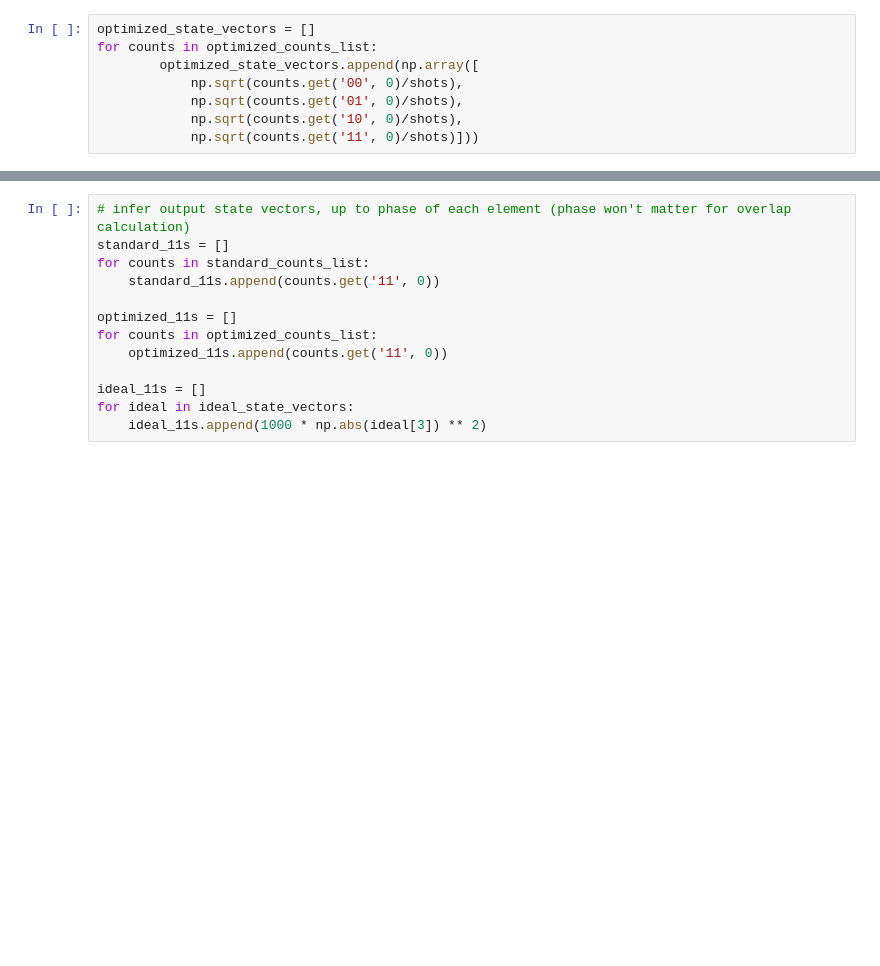
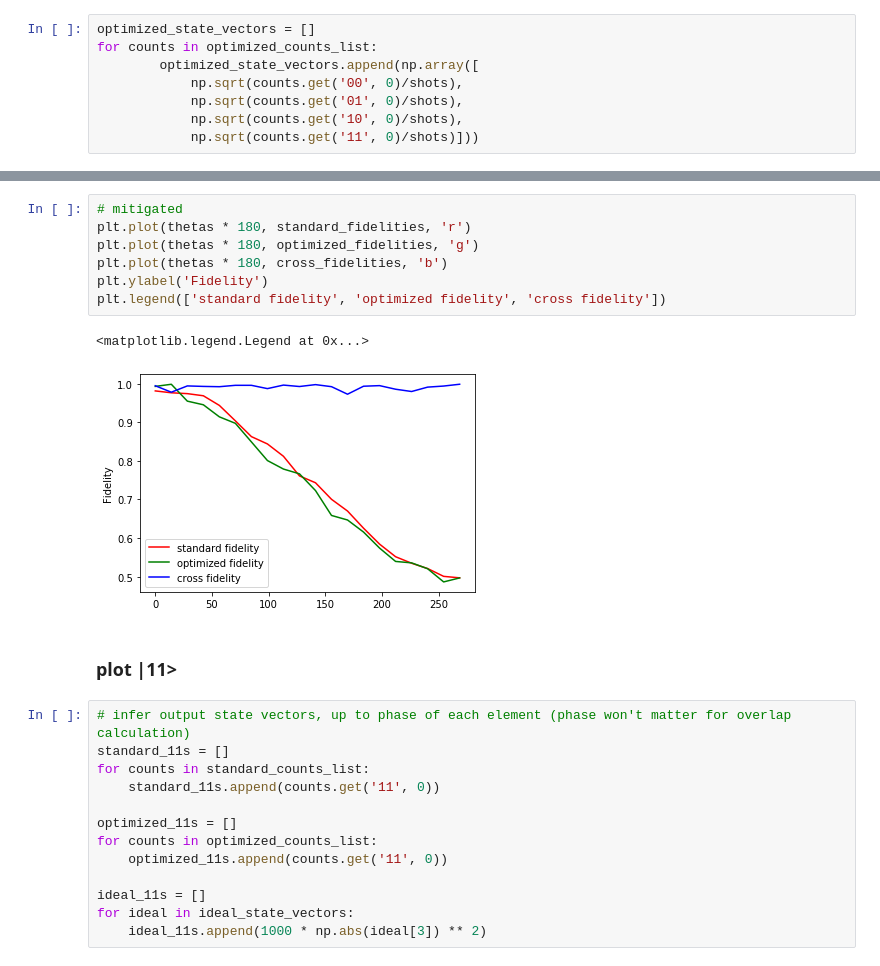
Before and after one commit to singular-value/optimizations_via_openpulse, a Jupyter notebook: ZZ_Interaction_EXPERIMENT.ipynb, the cells around one changed output, grey strips where cells are left out. Cells and saved outputs as stored; diff of their text form; blank space fills up the shorter version.

```diff
--- a/ZZ_Interaction_EXPERIMENT.ipynb
+++ b/ZZ_Interaction_EXPERIMENT.ipynb
@@ -241,3 +219,15 @@ array([0.        , 0.07853982, 0.15707963, 0.23561945, 0.31415927,
+# %%
+# mitigated
+plt.plot(thetas * 180, standard_fidelities, 'r')
+plt.plot(thetas * 180, optimized_fidelities, 'g')
+plt.plot(thetas * 180, cross_fidelities, 'b')
+plt.ylabel('Fidelity')
+plt.legend(['standard fidelity', 'optimized fidelity', 'cross fidelity'])
+# %% [output]
+<matplotlib.legend.Legend at 0x...>
+[figure, added]
+# %% [markdown]
+### plot |11>
 # %%
 # infer output state vectors, up to phase of each element (phase won't matter for overlap calculation)
 standard_11s = []
```
Also changed, not shown: parts of 26 cells of this notebook.
